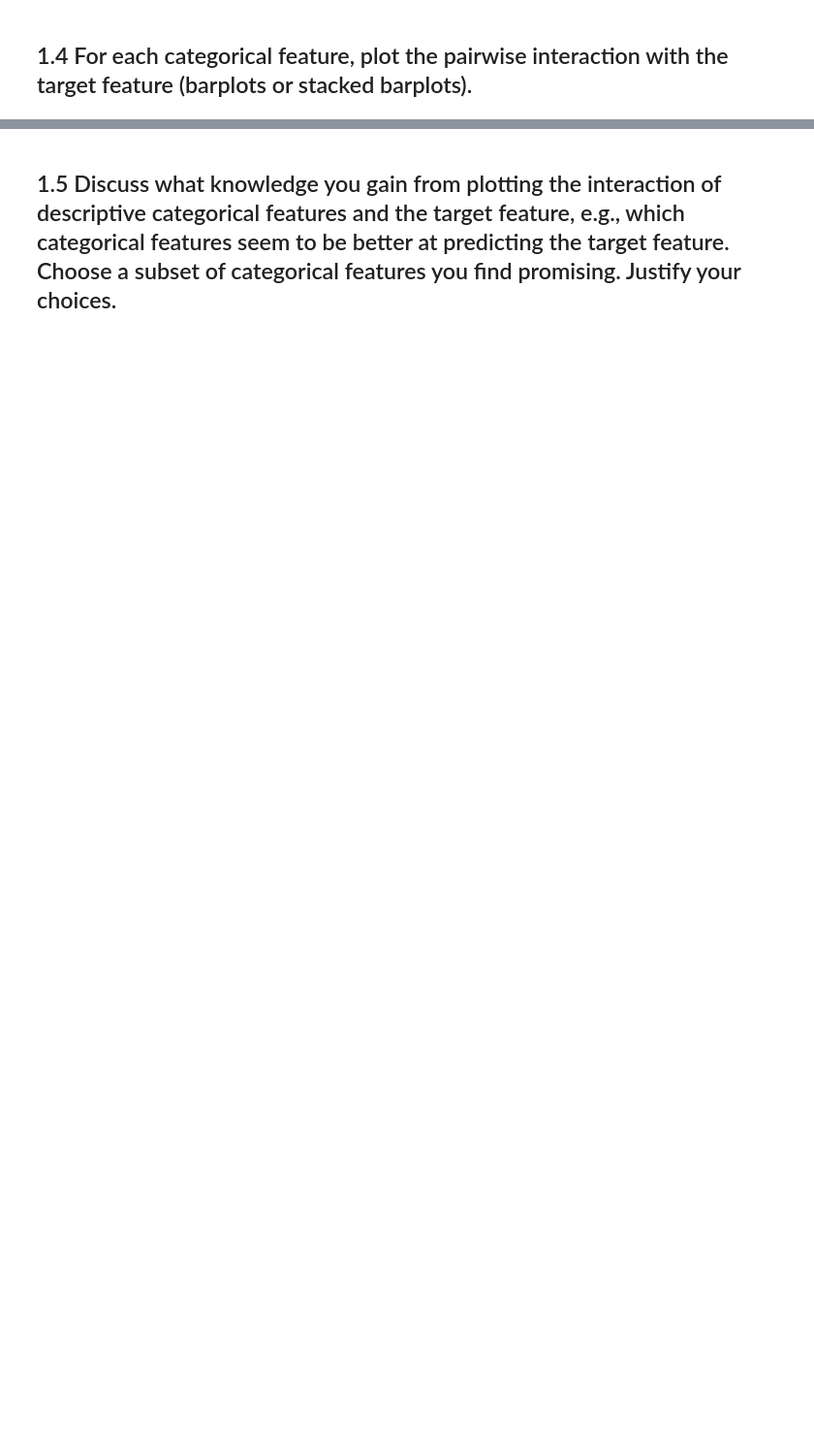
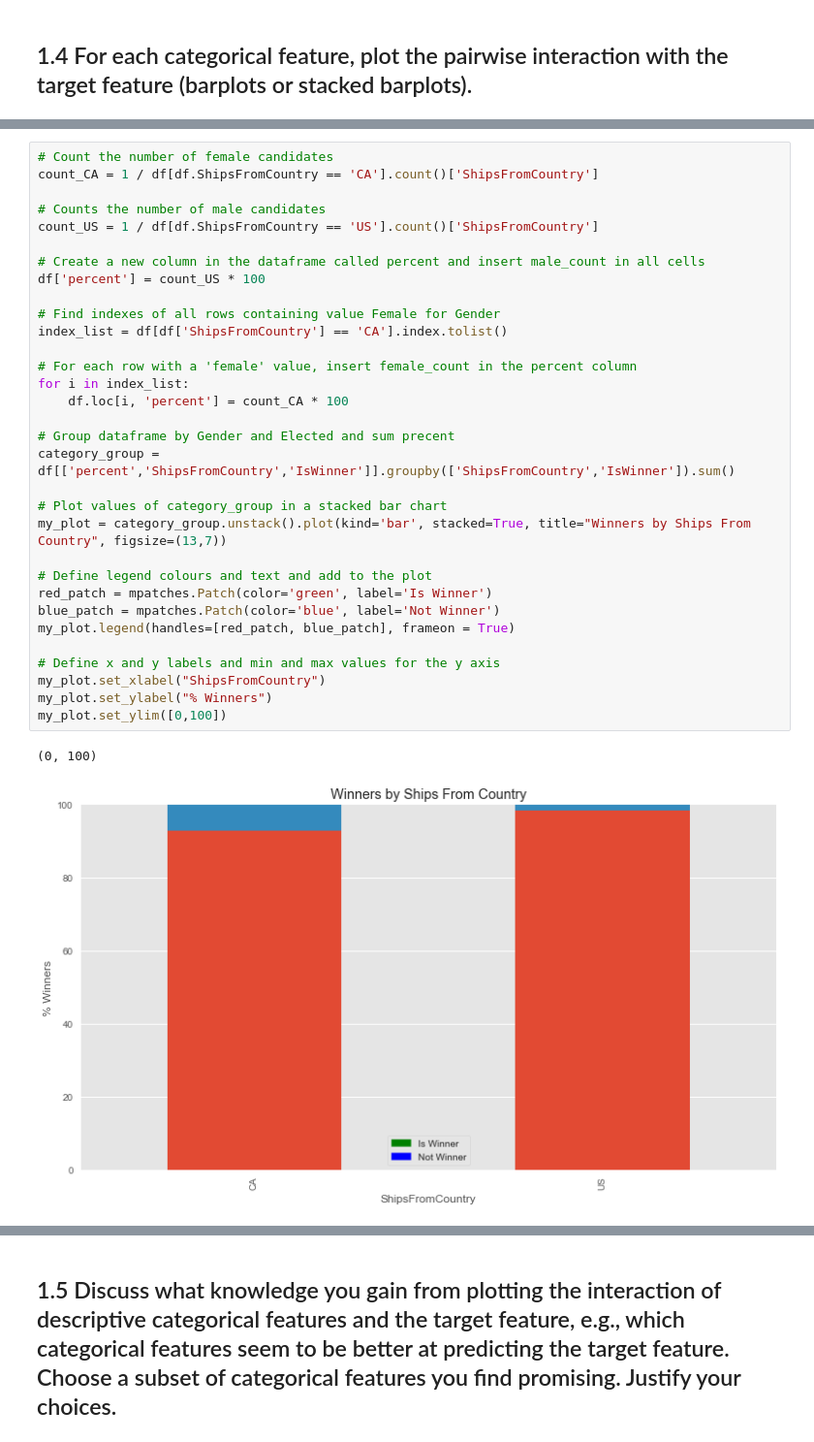
Before and after one commit to PamelaKelly/AmazonFeaturedOffersDataAnalysis, a Jupyter notebook: 2016-Homework2-Notebook.ipynb/2016-Homework2-Notebook.ipynb, the cells around one changed output, grey strips where cells are left out. Shown at 97% size. Cells and saved outputs as stored; diff of their text form; blank space fills up the shorter version.

```diff
--- a/2016-Homework2-Notebook.ipynb/2016-Homework2-Notebook.ipynb
+++ b/2016-Homework2-Notebook.ipynb/2016-Homework2-Notebook.ipynb
@@ -123,0 +205,35 @@ df.plot(kind='scatter', x='IsWinner', y='ShippingTime_maxHours')
+# %%
+# Count the number of female candidates
+count_CA = 1 / df[df.ShipsFromCountry == 'CA'].count()['ShipsFromCountry']
+
+# Counts the number of male candidates
+count_US = 1 / df[df.ShipsFromCountry == 'US'].count()['ShipsFromCountry']
+
+# Create a new column in the dataframe called percent and insert male_count in all cells
+df['percent'] = count_US * 100
+
+# Find indexes of all rows containing value Female for Gender
+index_list = df[df['ShipsFromCountry'] == 'CA'].index.tolist()
+
+# For each row with a 'female' value, insert female_count in the percent column
+for i in index_list:
+    df.loc[i, 'percent'] = count_CA * 100
+
+# Group dataframe by Gender and Elected and sum precent
+category_group = df[['percent','ShipsFromCountry','IsWinner']].groupby(['ShipsFromCountry','IsWinner']).sum()
+
+# Plot values of category_group in a stacked bar chart
+my_plot = category_group.unstack().plot(kind='bar', stacked=True, title="Winners by Ships From Country", figsize=(13,7))
+
+# Define legend colours and text and add to the plot
+red_patch = mpatches.Patch(color='green', label='Is Winner')
+blue_patch = mpatches.Patch(color='blue', label='Not Winner')
+my_plot.legend(handles=[red_patch, blue_patch], frameon = True)
+
+# Define x and y labels and min and max values for the y axis
+my_plot.set_xlabel("ShipsFromCountry")
+my_plot.set_ylabel("% Winners")
+my_plot.set_ylim([0,100])
+# %% [output]
+(0, 100)
+[figure, added]
```
Also changed, not shown: parts of 23 cells of this notebook.
